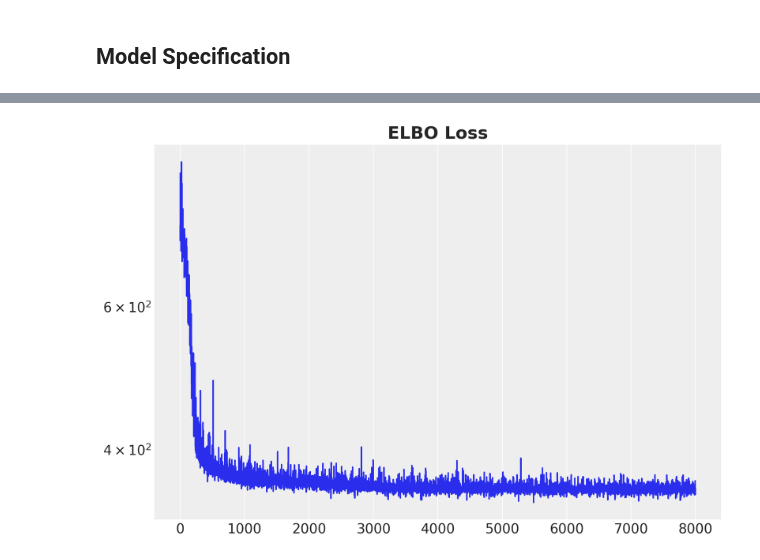
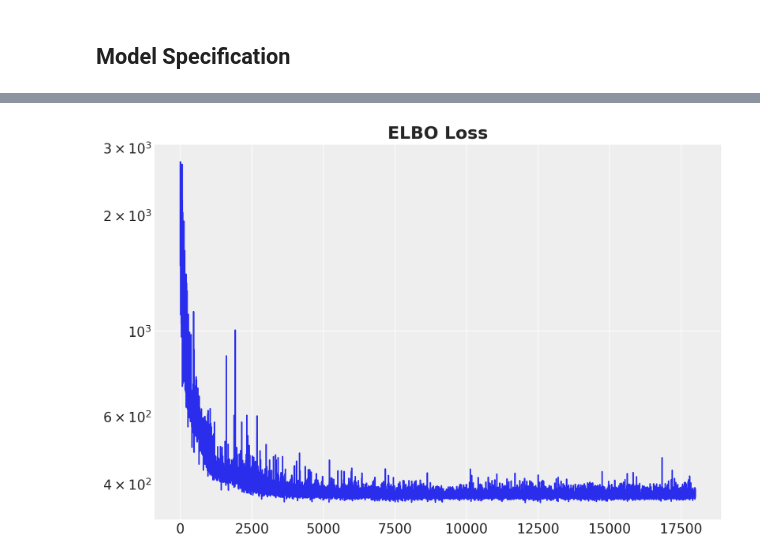
Before and after one commit to juanitorduz/website_projects, a Jupyter notebook: Python/intro_svi.ipynb, the cells around one changed output, grey strips where cells are left out. Saved outputs shown, nothing was run; the diff lists cells and outputs as text; code cells hidden in the pictures.

Commit message:
try custom guide

```diff
--- a/Python/intro_svi.ipynb
+++ b/Python/intro_svi.ipynb
@@ -119,12 +119,12 @@ class MLP(nnx.Module):
 # %%
 rng_key, rng_subkey = random.split(rng_key)
 
-n_layers = 2
+hidden_layers = [2, 2, 1]
 
 nnx_module = MLP(
     din=x_train.shape[1],
     dout=1,
-    hidden_layers=[n_layers, 1],
+    hidden_layers=hidden_layers,
     rngs=nnx.Rngs(rng_subkey),
 )
 # %%
@@ -244,33 +215,36 @@ def guide(x: Float[Array, "n_obs features"]) -> None:
 # %%
 scheduler = optax.linear_onecycle_schedule(
     transition_steps=8_000,
     peak_value=0.008,
     pct_start=0.008,
     pct_final=0.8,
     div_factor=3,
     final_div_factor=4,
 )
 
 optimizer = optax.chain(
     optax.adam(learning_rate=scheduler),
     optax.contrib.reduce_on_plateau(
         factor=0.1,
         patience=10,
         accumulation_size=100,
     ),
 )
 
+# from numpyro.infer.autoguide import AutoNormal
+# guide = AutoNormal(conditioned_model)
+
 svi = SVI(conditioned_model, guide, optimizer, loss=Trace_ELBO())
-n_samples = 8_000
+n_samples = 18_000
 rng_key, rng_subkey = random.split(key=rng_key)
 svi_result = svi.run(rng_subkey, n_samples, x=x_train)
 
 fig, ax = plt.subplots(figsize=(9, 6))
 ax.plot(svi_result.losses)
 ax.set(yscale="log")
 ax.set_title("ELBO Loss", fontsize=18, fontweight="bold");
 # %% [output]
-[figure, old version]
+[figure, new version]
 # %%
 params = svi_result.params
 
```
Also changed, not shown: parts of 7 cells of this notebook.
